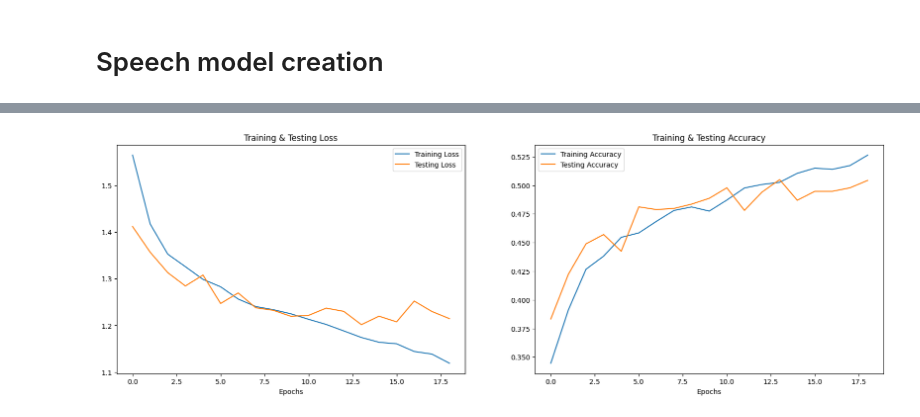
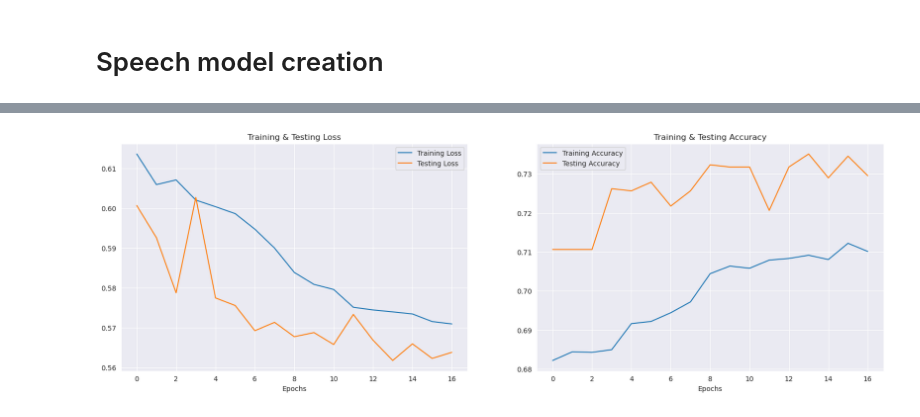
Before and after one commit to jcguerra10/SentimentRecognition, a Jupyter notebook: jupyter/models/Speech_model.ipynb, the cells around one changed output, grey strips where cells are left out. Saved outputs shown, nothing was run; the diff lists cells and outputs as text; code cells hidden in the pictures.

Commit message:
Speech Model

```diff
--- a/jupyter/models/Speech_model.ipynb
+++ b/jupyter/models/Speech_model.ipynb
@@ -58,0 +169,6 @@ if gpus:
+# %%
+best_hp_4CNN = tuner.get_best_hyperparameters()[0]
+
+print("Mejores hiperparámetros encontrados:")
+print_hyperparameters(best_hp_4CNN.get_config())
+print(type(best_hp_4CNN))
@@ -58,0 +193,5 @@ if gpus:
+# %%
+import pickle
+filename = 'best_hp_4CNN3.pkl'
+with open(filename, 'wb') as file:
+    pickle.dump(best_hp_4CNN, file)
@@ -58,0 +206,5 @@ if gpus:
+# %%
+import pickle
+filename = 'best_hp_4CNN3.pkl'
+with open(filename, 'rb') as file:
+    best_hp_4CNN = pickle.load(file)
@@ -116,8 +257,9 @@ _________________________________________________________________
 # %%
-from tensorflow.python.keras.callbacks import ModelCheckpoint, EarlyStopping
+from tensorflow.python.keras.callbacks import ModelCheckpoint, EarlyStopping, ReduceLROnPlateau
 
-cp = ModelCheckpoint('saved/best_weights.h5', save_best_only=True)
-early_stopping = EarlyStopping(monitor='val_loss', patience=5)
-history=model.fit(x_train, y_train, validation_data=(x_test, y_test), batch_size=32, epochs=100, callbacks=[early_stopping, cp])
+best_model_CNN = best_model(best_hp_4CNN)
+early_stopping = EarlyStopping(monitor='val_loss', patience=3, restore_best_weights=True)
+reduce_lr = ReduceLROnPlateau(monitor='val_loss', factor=0.5, patience=0, min_lr=1e-5)
+historySpeech= best_model_CNN.fit(x_train, y_train, validation_data=(x_test, y_test), batch_size=32, epochs=100, callbacks=[early_stopping,reduce_lr])
 # %% [output]
 Epoch 1/100
@@ -143,16 +282,16 @@ Epoch 19/100
 # %%
 from matplotlib import pyplot as plt
 
-num_epochs = len(history.epoch)
+num_epochs = len(historySpeech.epoch)
 
-print("Accuracy of our model on test data : " , model.evaluate(x_test,y_test)[1]*100 , "%")
+print("Accuracy of our model on test data : " , best_model_CNN.evaluate(x_test,y_test)[1]*100 , "%")
 
 epochs = [i for i in range(num_epochs)]
 fig , ax = plt.subplots(1,2)
-train_acc = history.history['accuracy']
-train_loss = history.history['loss']
-test_acc = history.history['val_accuracy']
-test_loss = history.history['val_loss']
+train_acc = historySpeech.history['accuracy']
+train_loss = historySpeech.history['loss']
+test_acc = historySpeech.history['val_accuracy']
+test_loss = historySpeech.history['val_loss']
 
 fig.set_size_inches(20,6)
 ax[0].plot(epochs , train_loss , label = 'Training Loss')
@@ -173,3 +312,3 @@ Accuracy of our model on test data :  50.424736738204956 %
-[figure, old version]
+[figure, new version]
 # %%
 # predicting on test data.
```
Also changed, not shown: parts of 26 cells of this notebook, 2 other files.
